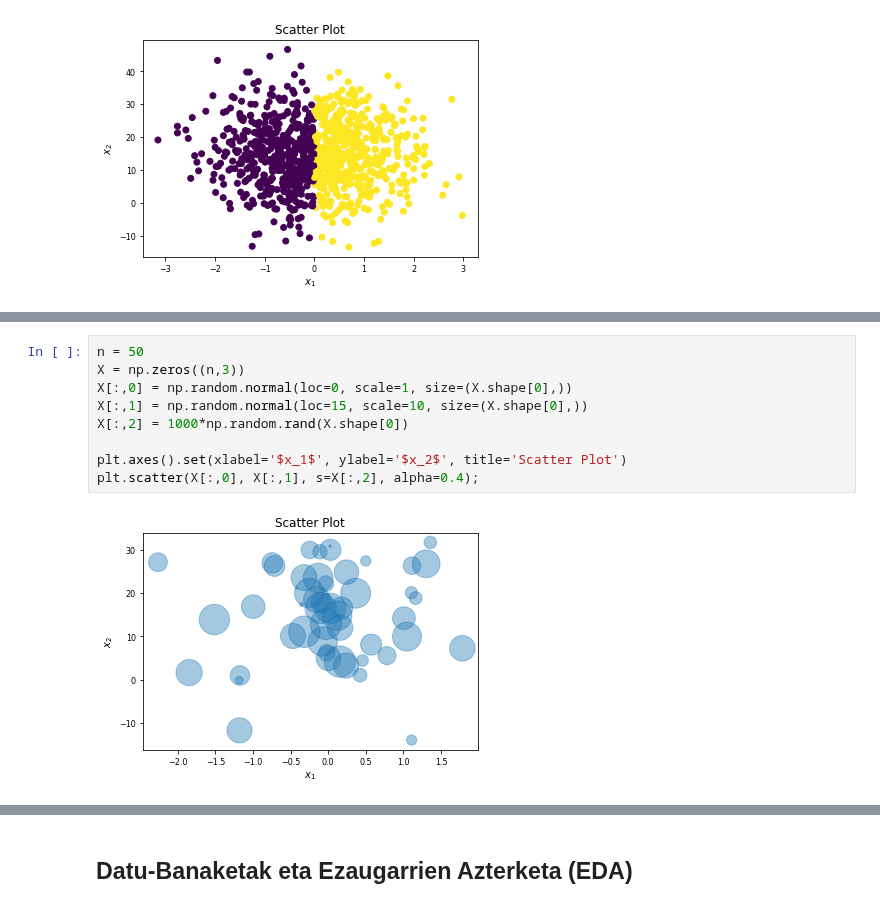
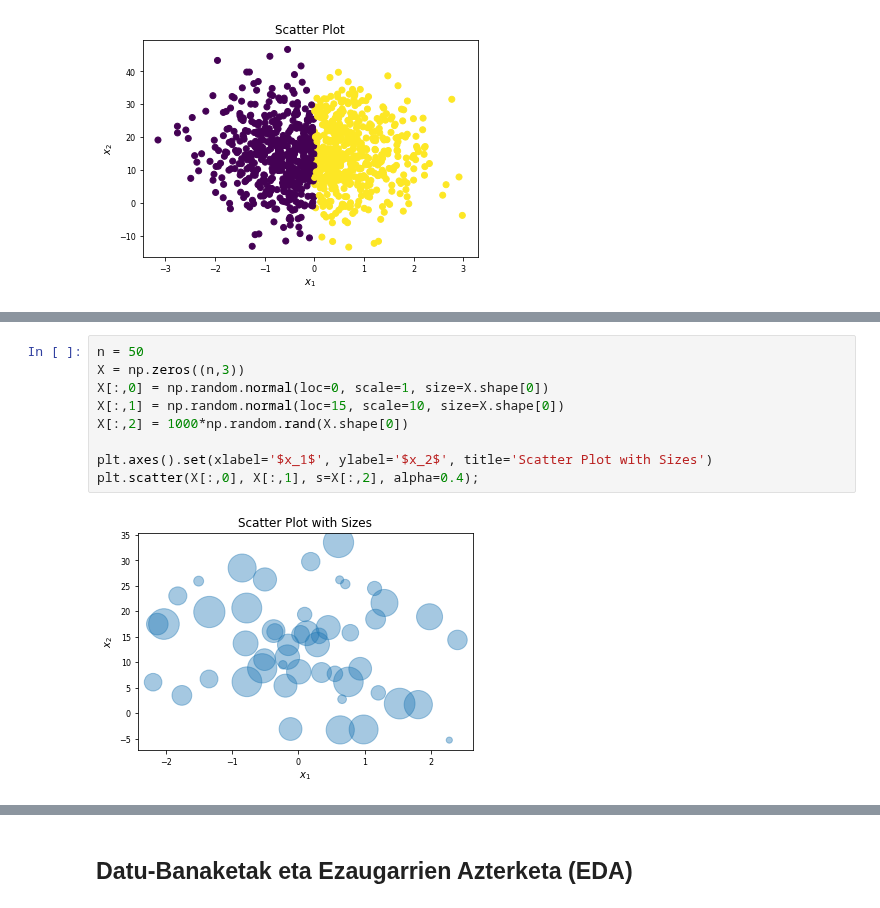
Before and after one commit to mpenagar/Egungo-Programazio-Teknikak, a Jupyter notebook: Ariketak/Matplotlib-Ariketak.ipynb, the cells around one changed output, grey strips where cells are left out. Saved outputs shown, nothing was run; the diff lists cells and outputs as text.

```diff
--- a/Ariketak/Matplotlib-Ariketak.ipynb
+++ b/Ariketak/Matplotlib-Ariketak.ipynb
@@ -93,14 +91,14 @@ plt.scatter(X[:,0], X[:,1], c=y, cmap='viridis');
 # %%
 n = 50
 X = np.zeros((n,3))
-X[:,0] = np.random.normal(loc=0, scale=1, size=(X.shape[0],))
-X[:,1] = np.random.normal(loc=15, scale=10, size=(X.shape[0],))
+X[:,0] = np.random.normal(loc=0, scale=1, size=X.shape[0])
+X[:,1] = np.random.normal(loc=15, scale=10, size=X.shape[0])
 X[:,2] = 1000*np.random.rand(X.shape[0])
 
-plt.axes().set(xlabel='$x_1$', ylabel='$x_2$', title='Scatter Plot')
+plt.axes().set(xlabel='$x_1$', ylabel='$x_2$', title='Scatter Plot with Sizes')
 plt.scatter(X[:,0], X[:,1], s=X[:,2], alpha=0.4);
 # %% [output]
-[figure, old version]
+[figure, new version]
 # %% [markdown]
 **7 - Erregresio-lerroa datuen gainean:**
 
```
Also changed, not shown: parts of 31 cells of this notebook.
